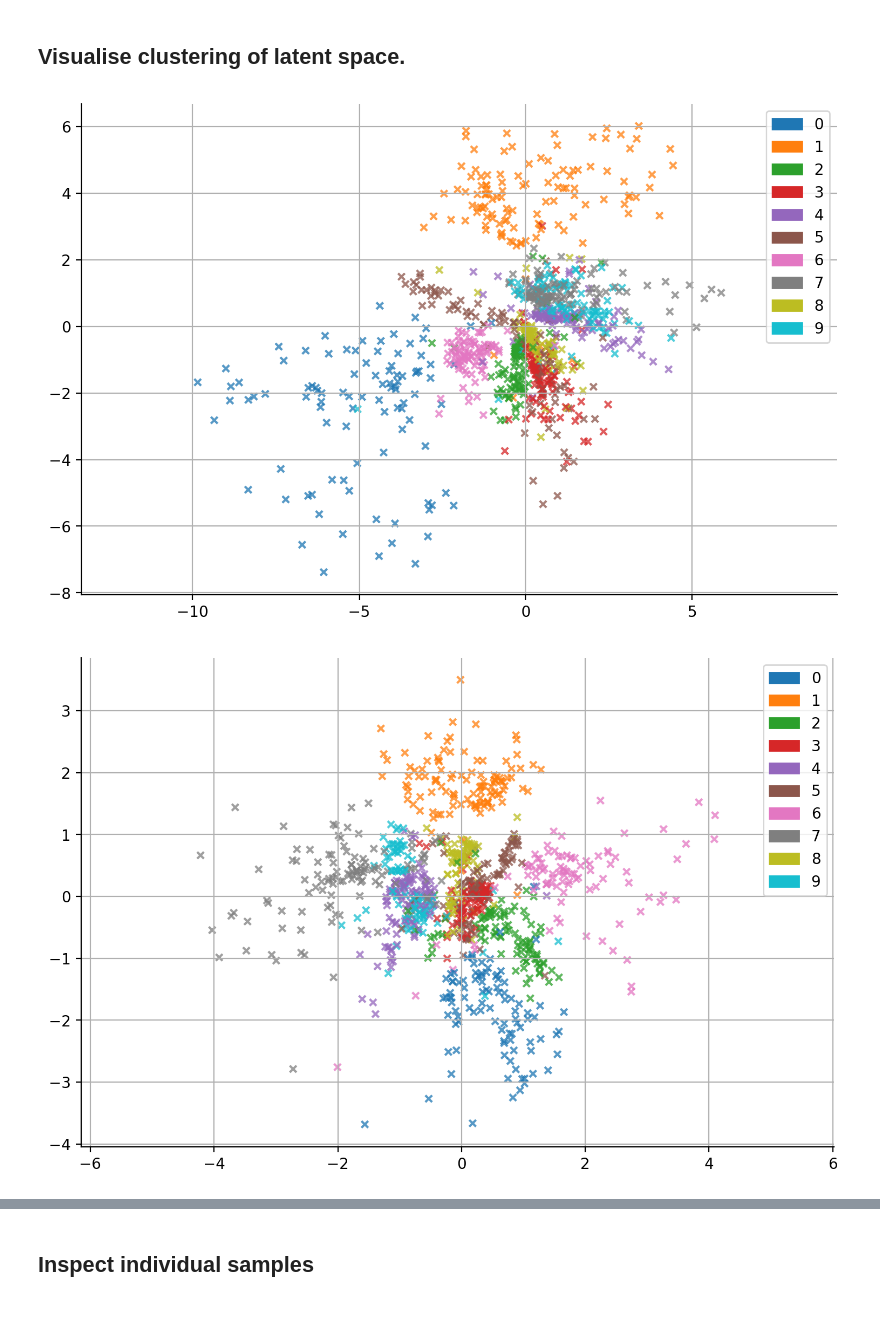
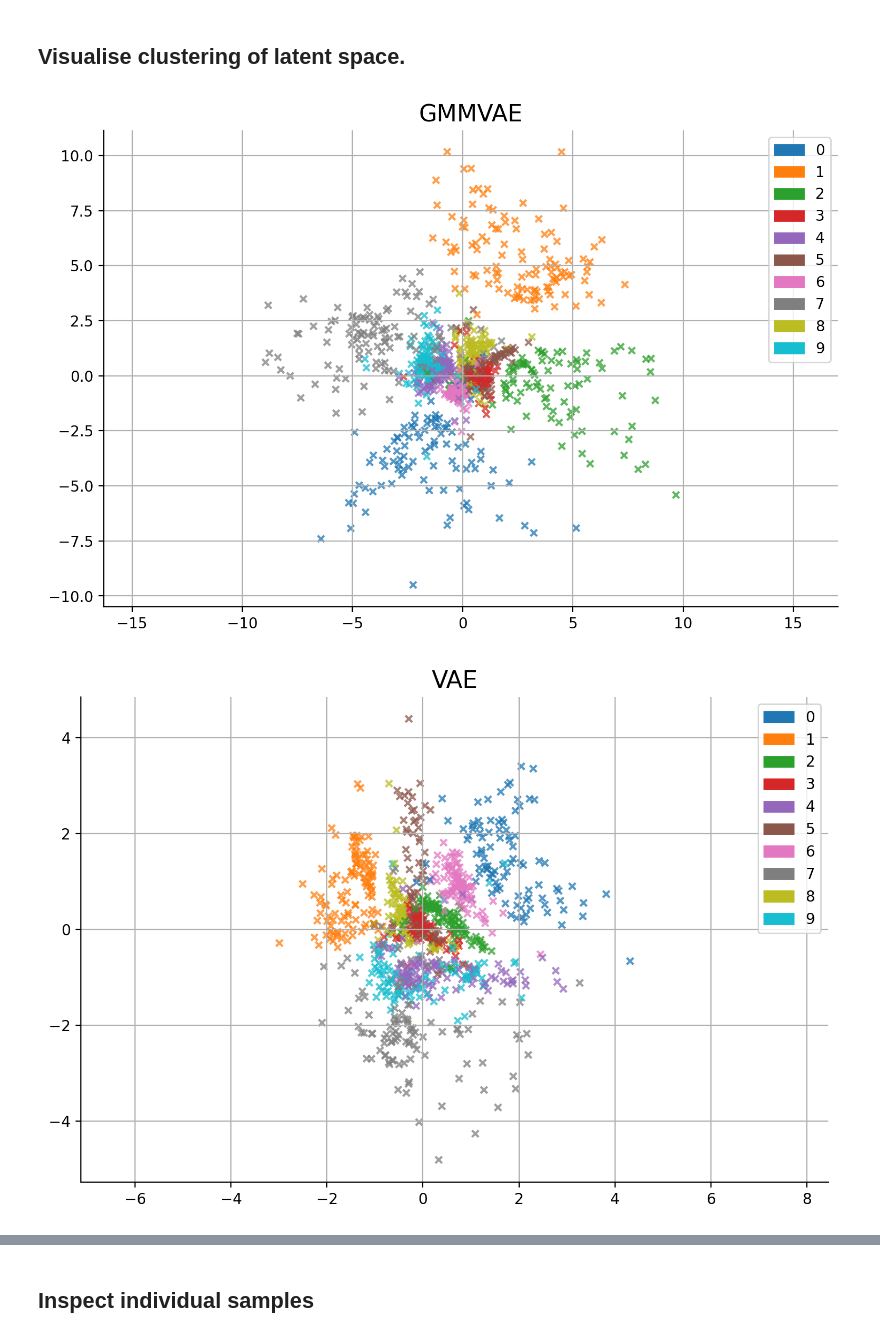
Before and after one commit to MattAshman/gmmvae, a Jupyter notebook: notebooks/gmmvae_test.ipynb, the cells around one changed output, grey strips where cells are left out. Saved outputs shown, nothing was run; the diff lists cells and outputs as text; code cells hidden in the pictures.

Commit message:
fixing bugs and comparing models

```diff
--- a/notebooks/gmmvae_test.ipynb
+++ b/notebooks/gmmvae_test.ipynb
@@ -132,7 +132,7 @@ def train_gmmvae(model, loader, optimiser, epoch):
             x = x.unsqueeze(1).float() / 255
             loss = -model.elbo(x, pi, num_samples=1)
         elif type(model) in [gmmvae.models.WeightedVAE, gmmvae.models.HierarchicalVAE,
-                             gmmvae.models.BayesTrex, gmmvae.models.ClsVAE, gmmvae.models.GMMVAE]:
+                             gmmvae.models.MultiModalVAE, gmmvae.models.GMMVAE]:
             x = x.view(-1, 784).float() / 255
             loss = -model.elbo(x, pi, num_samples=1)
         elif type(model) in [gmmvae.models.EntroVAE]:
@@ -237,5 +237,5 @@ for epoch in range(1, 14+1):
 # %%
-weighted_vae_optimiser = optim.Adam(weighted_vae.parameters())
+wvae_optimiser = optim.Adam(wvae.parameters())
 for epoch in range(1, 14+1):
-    train_gmmvae(weighted_vae, gmmvae_loader, weighted_vae_optimiser, epoch)
+    train_gmmvae(wvae, gmmvae_loader, wvae_optimiser, epoch)
 # %% [output]
@@ -259,3 +259,6 @@ for epoch in range(1, 14+1):
+# %%
+gmmvae_model = gmmvae.models.GMMVAE(
+    copy.deepcopy(likelihood_x), copy.deepcopy(variational_dist_x), z_dim, 10, diag=True)
 # %%
 gmmvae_optimiser = optim.Adam(gmmvae_model.parameters())
 for epoch in range(1, 14+1):
@@ -366,9 +383,10 @@ def draw_ellipse(position, covariance, ax=None, **kwargs):
         ax.add_patch(Ellipse(position, nsig * width, nsig * height,
                              angle, **kwargs))
 
-def plot_gmmvae(gmmvae, x, y, pi, ax=None):
+def plot_gmmvae(model, x, y, pi, ax=None):
     ax = ax or plt.gca()
-    z = gmmvae.encoder(x)[0].detach()
+    qz = model.variational_dist(x)
+    z = qz.sample()
     h = - (pi * (pi.log()) / np.log(2)).sum(1)
 
     colours = plt.rcParams['axes.prop_cycle'].by_key()['color']
@@ -386,7 +404,8 @@ def plot_gmmvae(gmmvae, x, y, pi, ax=None):
 
 def plot_vae(model, x, y, pi, ax=None):
     ax = ax or plt.gca()
-    z = model.encoder(x)[0].detach()
+    qz = model.variational_dist(x)
+    z = qz.sample()
     h = - (pi * (pi.log()) / np.log(2)).sum(1)
 
     colours = plt.rcParams['axes.prop_cycle'].by_key()['color']
@@ -395,17 +414,17 @@ def plot_vae(model, x, y, pi, ax=None):
     ax.scatter(z[:, 0], z[:, 1], c=c, alpha=.75, marker='x', s=s)
     ax.axis('equal')
 
-def plot_clsvae(model, x, y, pi, ax=None):
+def plot_mmvae(model, x, y, pi, ax=None):
     ax = ax or plt.gca()
     qz = model.qz(x, pi)
-    z = qz.mean.detach()
+    z = qz.sample()
+    h = - (pi * (pi.log()) / np.log(2)).sum(1)
 
     colours = plt.rcParams['axes.prop_cycle'].by_key()['color']
     c = [colours[y_] for y_ in y]
     s = 20
     ax.scatter(z[:, 0], z[:, 1], c=c, alpha=.75, marker='x', s=s)
     ax.axis('equal')
-
 
 def plot_gmmvaecls(model, x, y, pi, ax=None):
     ax = ax or plt.gca()
@@ -441,32 +460,34 @@ colours = plt.rcParams['axes.prop_cycle'].by_key()['color']
 custom_patches = [Rectangle((0, 0), 1, 1, color=colours[i]) for i in range(10)]
 ax.legend(custom_patches, [str(i) for i in range(10)])
 
+plt.title('GMMVAE', fontsize=16)
 plt.grid(0.25)
 plt.show()
 # %% [output]
-[figure, old version]
+[figure, new version]
 # %%
 fig = plt.figure(figsize=(9, 6), dpi=200)
 
 x = gmmvae_dataset.x[:1000].view(-1, 784).float() / 255
 y = gmmvae_dataset.y[:1000]
 pi = gmmvae_dataset.cls_output[:1000]
 plot_vae(vae, x, y, pi)
 
 # Hide the right and top spines.
 ax = plt.gca()
 ax.spines['right'].set_visible(False)
 ax.spines['top'].set_visible(False)
 
 # Add legend.
 colours = plt.rcParams['axes.prop_cycle'].by_key()['color']
 custom_patches = [Rectangle((0, 0), 1, 1, color=colours[i]) for i in range(10)]
 ax.legend(custom_patches, [str(i) for i in range(10)])
 
+plt.title('VAE', fontsize=16)
 plt.grid(0.25)
 plt.show()
 # %% [output]
-[figure, old version]
+[figure, new version]
 # %%
 fig = plt.figure(figsize=(9, 6), dpi=200)
 
```
Also changed, not shown: parts of 17 cells of this notebook, 3 other files.
